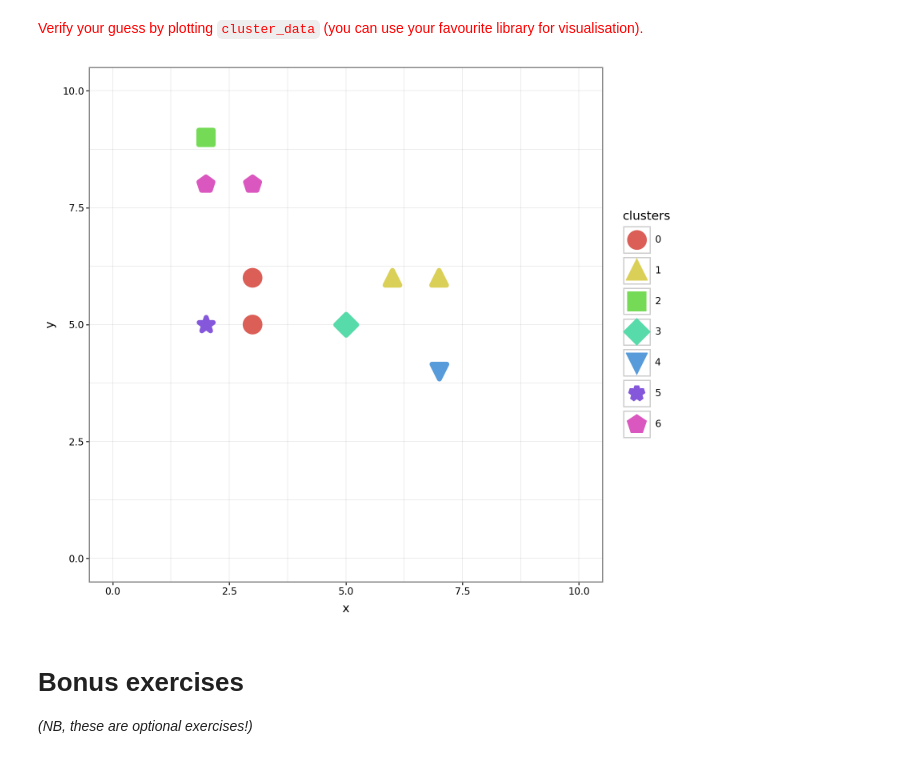
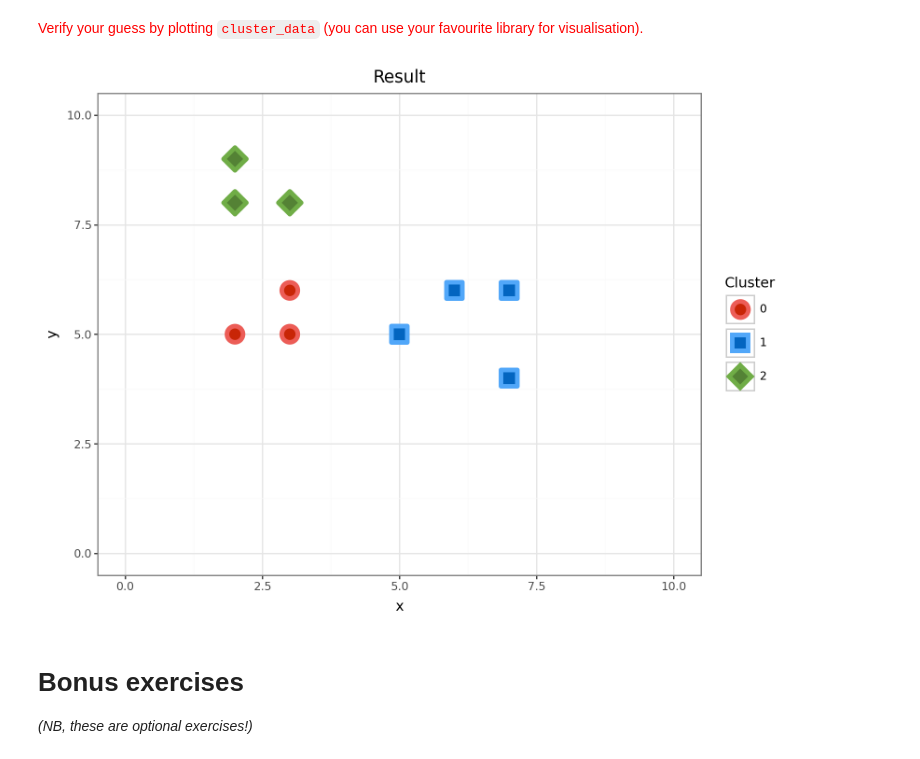
Before and after one commit to zakhar-guzii/Homework2-Unsupervised-Learning, a Jupyter notebook: 2_Unsupervised_learning_HW.ipynb, the cells around one changed output. Cells and saved outputs as stored; diff of their text form; code cells hidden in the pictures.

```diff
--- a/2_Unsupervised_learning_HW.ipynb
+++ b/2_Unsupervised_learning_HW.ipynb
@@ -471,12 +471,38 @@ plt.show()
 According to the above plot the most reasonable number of clusters is 3
 # %% [markdown]
 <font color='red'> Verify your guess by plotting `cluster_data` (you can use your favourite library for visualisation).
-# %%
-##### YOUR CODE STARTS #####
-...
-##### YOUR CODE ENDS #####
-# %% [output]
-[figure, removed]
+# %%
+##### YOUR CODE STARTS #####
+kmeans_final = KMeans(n_clusters=3, random_state=42).fit(cluster_data)
+df_plot = pd.DataFrame(cluster_data, columns=['x', 'y'])
+df_plot['clusters'] = pd.Categorical(kmeans_final.labels_)
+fig = (
+    ggplot(data = df_plot,
+          mapping = aes(x = 'x', y = 'y')) +
+    geom_point(aes(colour = 'clusters',
+                   shape = 'clusters',
+                   fill = 'clusters'),
+               size = 5.0,
+               stroke = 2.0) +
+    labs(
+        title = 'Result',
+        colour = 'Cluster',
+        shape = 'Cluster',
+        fill = 'Cluster'
+    ) +
+    xlim(0, 10) +
+    ylim(0, 10) +
+    theme_bw() +
+    scale_color_manual(values=['#EC5D57', '#51A7F9', '#70AD47']) +
+    scale_fill_manual(values=['#C82506', '#0365C0', '#548235']) +
+    scale_shape_manual(values=['o', 's', 'D']) +
+    theme(figure_size = (8, 6))
+)
+
+fig
+##### YOUR CODE ENDS #####
+# %% [output]
+[figure, added]
 # %% [markdown]
 # Bonus exercises
 *(NB, these are optional exercises!)*
```
